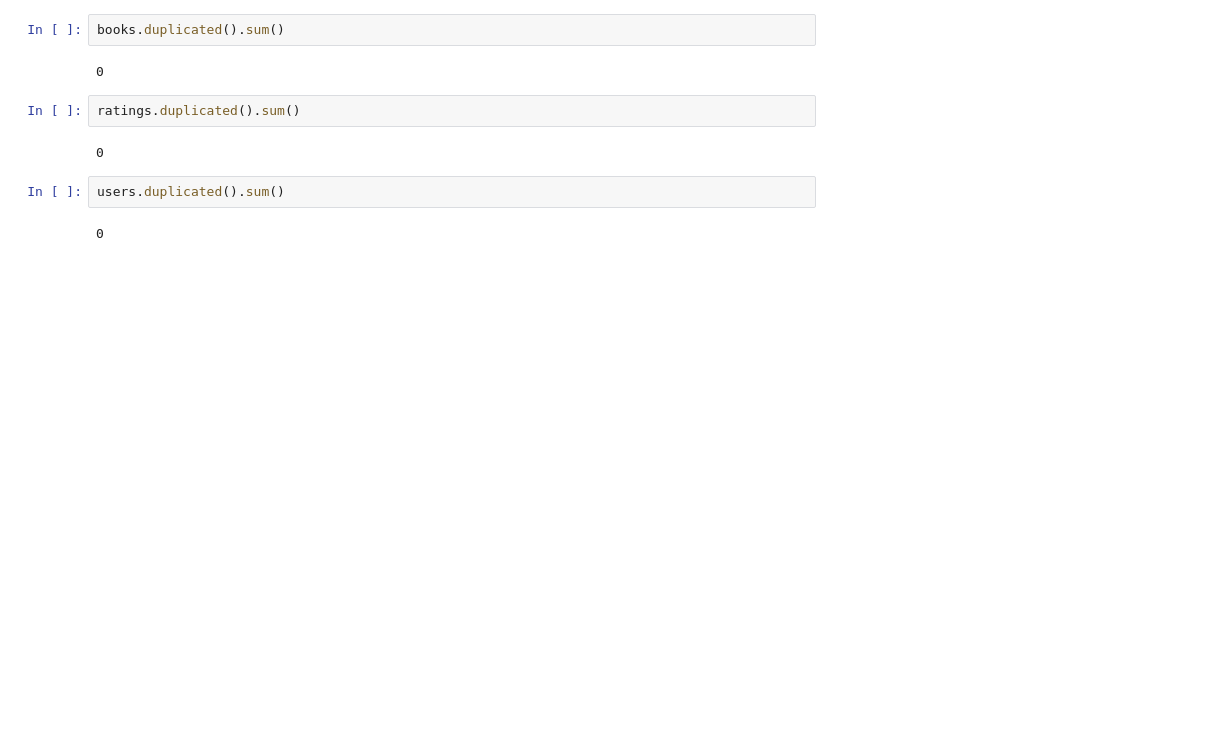
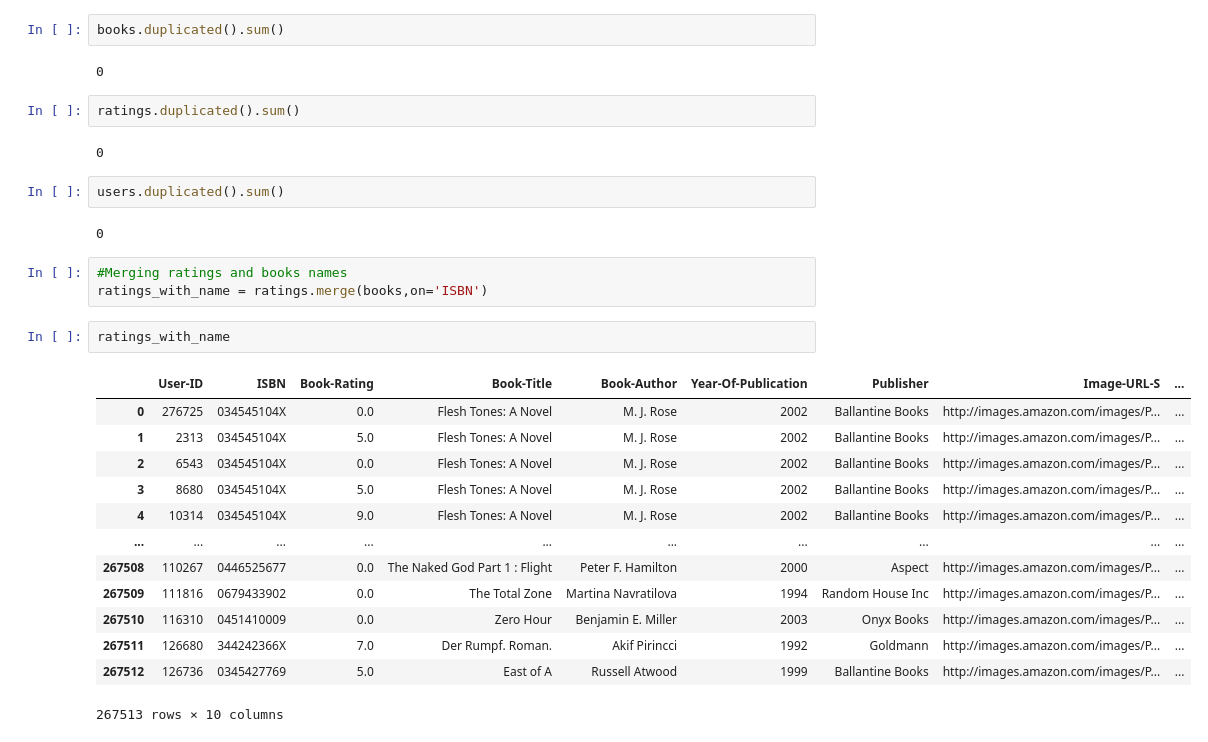
Before and after one commit to safwan-shaikh/BookRecommendation, a Jupyter notebook: Book_Recommendation_System.ipynb, the cells around one changed output. Saved outputs shown, nothing was run; the diff lists cells and outputs as text; blank space fills up the shorter version.

```diff
--- a/Book_Recommendation_System.ipynb
+++ b/Book_Recommendation_System.ipynb
@@ -72,3 +72,22 @@ ratings.duplicated().sum()
 users.duplicated().sum()
 # %% [output]
 0
+# %%
+#Merging ratings and books names
+ratings_with_name = ratings.merge(books,on='ISBN')
+# %%
+ratings_with_name
+# %% [output]
+|  | User-ID | ISBN | Book-Rating | Book-Title | Book-Author | Year-Of-Publication | Publisher | Image-URL-S | ... |
+| 0 | 276725 | 034545104X | 0.0 | Flesh Tones: A Novel | M. J. Rose | 2002 | Ballantine Books | http://images.amazon.com/images/P... | ... |
+| 1 | 2313 | 034545104X | 5.0 | Flesh Tones: A Novel | M. J. Rose | 2002 | Ballantine Books | http://images.amazon.com/images/P... | ... |
+| 2 | 6543 | 034545104X | 0.0 | Flesh Tones: A Novel | M. J. Rose | 2002 | Ballantine Books | http://images.amazon.com/images/P... | ... |
+| 3 | 8680 | 034545104X | 5.0 | Flesh Tones: A Novel | M. J. Rose | 2002 | Ballantine Books | http://images.amazon.com/images/P... | ... |
+| 4 | 10314 | 034545104X | 9.0 | Flesh Tones: A Novel | M. J. Rose | 2002 | Ballantine Books | http://images.amazon.com/images/P... | ... |
+| ... | ... | ... | ... | ... | ... | ... | ... | ... | ... |
+| 267508 | 110267 | 0446525677 | 0.0 | The Naked God Part 1 : Flight | Peter F. Hamilton | 2000 | Aspect | http://images.amazon.com/images/P... | ... |
+| 267509 | 111816 | 0679433902 | 0.0 | The Total Zone | Martina Navratilova | 1994 | Random House Inc | http://images.amazon.com/images/P... | ... |
+| 267510 | 116310 | 0451410009 | 0.0 | Zero Hour | Benjamin E. Miller | 2003 | Onyx Books | http://images.amazon.com/images/P... | ... |
+| 267511 | 126680 | 344242366X | 7.0 | Der Rumpf. Roman. | Akif Pirincci | 1992 | Goldmann | http://images.amazon.com/images/P... | ... |
+| 267512 | 126736 | 0345427769 | 5.0 | East of A | Russell Atwood | 1999 | Ballantine Books | http://images.amazon.com/images/P... | ... |
+267513 rows × 10 columns
```
Also changed, not shown: parts of 2 cells of this notebook.
